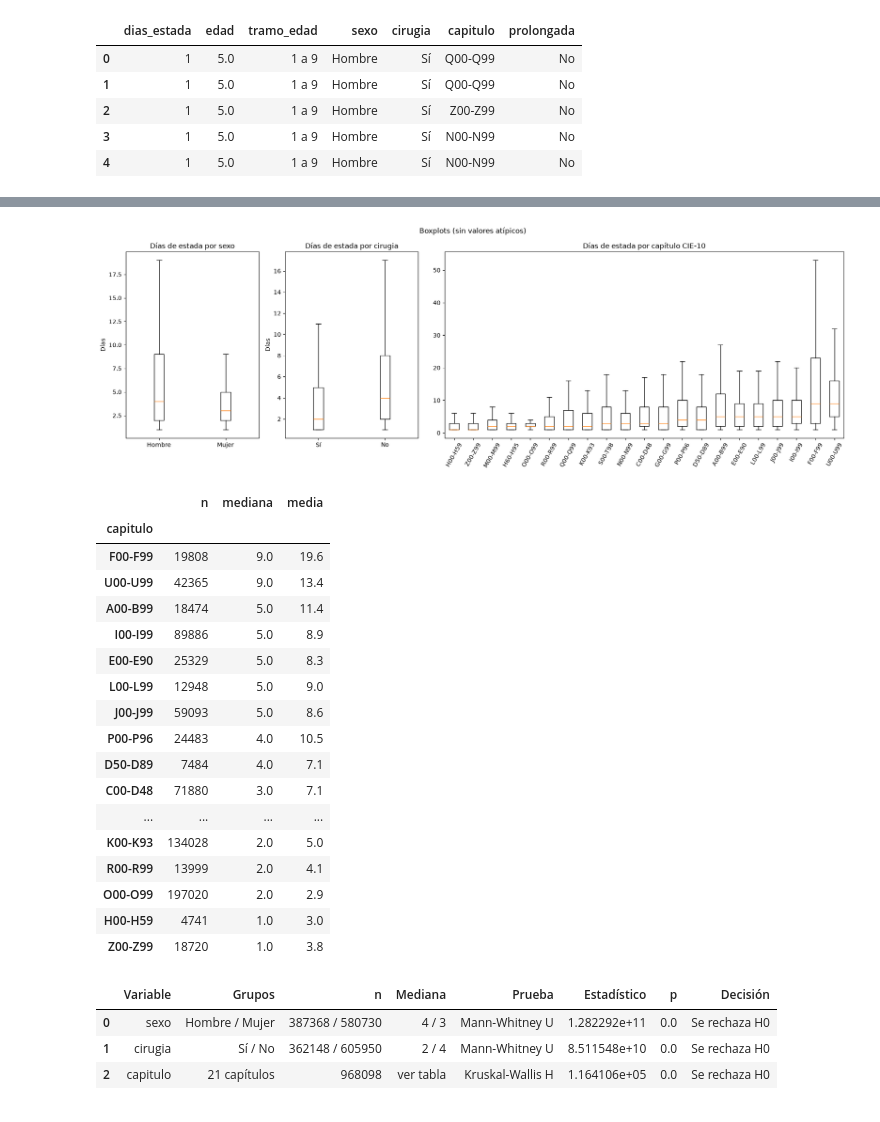
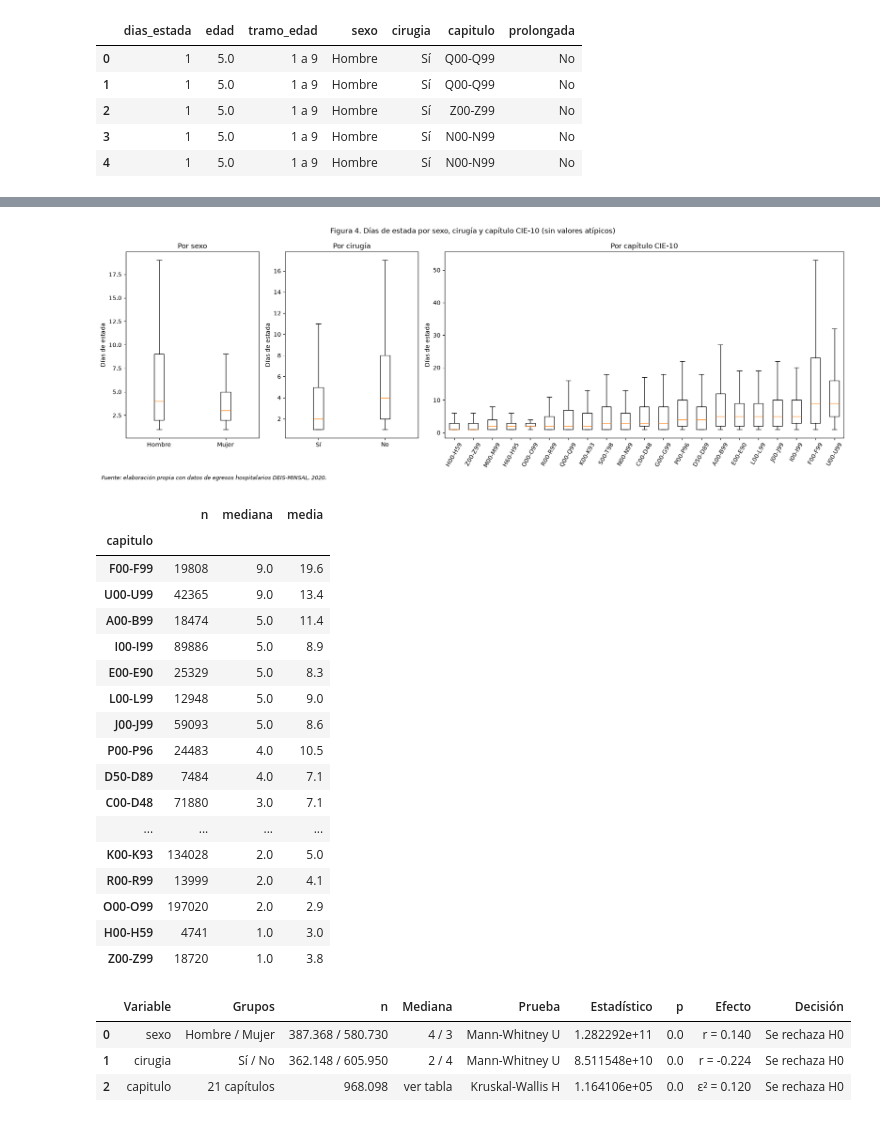
Before and after one commit to Francogogo/Analisis-de-datos-PROYECTO-, a Jupyter notebook: avance1.ipynb, the cells around one changed output, grey strips where cells are left out. Drawn from its saved outputs; the diff is of its cells as text; code cells hidden in the pictures.

Commit message:
Completa el análisis de relaciones entre variables

```diff
--- a/avance1.ipynb
+++ b/avance1.ipynb
@@ -232,11 +234,12 @@ def normalidad(x, nombre):
     sw = stats.shapiro(rng.choice(x, 5000, replace=False))  # Shapiro-Wilk: muestra aleatoria n = 5.000
     d, p_ks = lilliefors(x, dist="norm", pvalmethod="approx")
     ad = stats.anderson(x, dist="norm")
+    rechaza = sw.pvalue < ALPHA and p_ks < ALPHA and ad.statistic > ad.critical_values[2]
     return {"Variable": nombre,
             "Shapiro-Wilk W": sw.statistic, "p (SW)": sw.pvalue,
             "Lilliefors D": d, "p (KS)": p_ks,
             "Anderson-Darling A²": ad.statistic, "Valor crítico AD (5%)": ad.critical_values[2],
-            "Decisión": decision(min(sw.pvalue, p_ks)) if ad.statistic > ad.critical_values[2] else "Revisar"}
+            "Decisión": "Se rechaza H0" if rechaza else "No se rechaza H0"}
 
 tabla_normalidad = pd.DataFrame([normalidad(df["dias_estada"], "dias_estada"),
                                  normalidad(df["edad"], "edad")])
@@ -244,12 +247,18 @@ tabla_normalidad = pd.DataFrame([normalidad(df["dias_estada"], "dias_estada"),
 fig, ax = plt.subplots(2, 2, figsize=(12, 8))
 ax[0, 0].hist(df["dias_estada"].clip(upper=60), bins=60, color="#4C72B0")
 ax[0, 0].set_title("Histograma: días de estada (recortado en 60)")
-ax[0, 1].hist(df["edad"], bins=11, color="#4C72B0")
-ax[0, 1].set_title("Histograma: edad (punto medio del tramo)")
+ax[0, 0].set_xlabel("Días de estada"); ax[0, 0].set_ylabel("Egresos")
+df["tramo_edad"].value_counts(sort=False).plot(kind="bar", ax=ax[0, 1], color="#4C72B0", width=0.9)
+ax[0, 1].set_title("Egresos por tramo de edad")
+ax[0, 1].set_xlabel("Tramo de edad (años)"); ax[0, 1].set_ylabel("Egresos")
+plt.setp(ax[0, 1].get_xticklabels(), rotation=45, ha="right")
 stats.probplot(rng.choice(df["dias_estada"].values, 5000, replace=False), plot=ax[1, 0])
 ax[1, 0].set_title("Q-Q normal: días de estada")
 stats.probplot(rng.choice(df["edad"].values, 5000, replace=False), plot=ax[1, 1])
 ax[1, 1].set_title("Q-Q normal: edad")
-fig.tight_layout(); plt.show()
+for a_ in ax[1]:
+    a_.set_xlabel("Cuantiles teóricos (normal)"); a_.set_ylabel("Valores observados")
+fig.suptitle("Figura 2. Histogramas y gráficos Q-Q de los días de estada y la edad")
+fig.tight_layout(); fuente(fig); plt.show()
 tabla_normalidad
 # %% [output]
@@ -328,36 +337,42 @@ Como los días de estada no son normales (sección 5.1), se usan las alternativa
 | Cirugía | La distribución de los días de estada es igual con y sin intervención quirúrgica | La distribución difiere |
 | Capítulo CIE-10 | La distribución de los días de estada es igual en los 21 capítulos | Al menos un capítulo tiene una distribución distinta |
 # %%
+NOMBRE = {"tramo_edad": "tramo de edad", "sexo": "sexo", "cirugia": "cirugía", "capitulo": "capítulo CIE-10"}
+
 def mann_whitney(var, a, b):
     xa = df.loc[df[var] == a, "dias_estada"]; xb = df.loc[df[var] == b, "dias_estada"]
     u = stats.mannwhitneyu(xa, xb, alternative="two-sided")
-    return {"Variable": var, "Grupos": f"{a} / {b}", "n": f"{len(xa)} / {len(xb)}",
+    r = 2 * u.statistic / (len(xa) * len(xb)) - 1  # correlación biserial de rangos
+    return {"Variable": var, "Grupos": f"{a} / {b}", "n": f"{miles(len(xa))} / {miles(len(xb))}",
             "Mediana": f"{xa.median():.0f} / {xb.median():.0f}", "Prueba": "Mann-Whitney U",
-            "Estadístico": u.statistic, "p": u.pvalue, "Decisión": decision(u.pvalue)}
+            "Estadístico": u.statistic, "p": u.pvalue, "Efecto": f"r = {r:.3f}", "Decisión": decision(u.pvalue)}
 
 grupos_cap = [g["dias_estada"].values for _, g in df.groupby("capitulo")]
 kw = stats.kruskal(*grupos_cap)
+eps2 = kw.statistic / (len(df) - 1)
 tabla_num_cat = pd.DataFrame([
     mann_whitney("sexo", "Hombre", "Mujer"),
     mann_whitney("cirugia", "Sí", "No"),
-    {"Variable": "capitulo", "Grupos": f"{len(grupos_cap)} capítulos", "n": len(df), "Mediana": "ver tabla",
-     "Prueba": "Kruskal-Wallis H", "Estadístico": kw.statistic, "p": kw.pvalue, "Decisión": decision(kw.pvalue)},
+    {"Variable": "capitulo", "Grupos": f"{len(grupos_cap)} capítulos", "n": miles(len(df)), "Mediana": "ver tabla",
+     "Prueba": "Kruskal-Wallis H", "Estadístico": kw.statistic, "p": kw.pvalue, "Efecto": f"ε² = {eps2:.3f}",
+     "Decisión": decision(kw.pvalue)},
 ])
 
 fig, ax = plt.subplots(1, 3, figsize=(18, 6), gridspec_kw={"width_ratios": [1, 1, 3]})
 for a_, var, orden in [(ax[0], "sexo", ["Hombre", "Mujer"]), (ax[1], "cirugia", ["Sí", "No"])]:
     a_.boxplot([df.loc[df[var] == o, "dias_estada"] for o in orden], tick_labels=orden, showfliers=False)
-    a_.set_title(f"Días de estada por {var}"); a_.set_ylabel("Días")
+    a_.set_title(f"Por {NOMBRE[var]}"); a_.set_ylabel("Días de estada")
 orden_cap = df.groupby("capitulo")["dias_estada"].median().sort_values().index
 ax[2].boxplot([df.loc[df["capitulo"] == c, "dias_estada"] for c in orden_cap], tick_labels=orden_cap, showfliers=False)
-ax[2].tick_params(axis="x", rotation=60); ax[2].set_title("Días de estada por capítulo CIE-10")
-fig.suptitle("Boxplots (sin valores atípicos)"); fig.tight_layout(); plt.show()
+ax[2].tick_params(axis="x", rotation=60); ax[2].set_title("Por capítulo CIE-10"); ax[2].set_ylabel("Días de estada")
+fig.suptitle("Figura 4. Días de estada por sexo, cirugía y capítulo CIE-10 (sin valores atípicos)")
+fig.tight_layout(); fuente(fig); plt.show()
 
 display(df.groupby("capitulo")["dias_estada"].agg(n="size", mediana="median", media="mean")
         .sort_values("mediana", ascending=False).round(1))
 tabla_num_cat
 # %% [output]
-[figure, old version]
+[figure, new version]
 |  | n | mediana | media |
 | capitulo |  |  |  |
 | F00-F99 | 19808 | 9.0 | 19.6 |
@@ -376,7 +391,7 @@ tabla_num_cat
 | O00-O99 | 197020 | 2.0 | 2.9 |
 | H00-H59 | 4741 | 1.0 | 3.0 |
 | Z00-Z99 | 18720 | 1.0 | 3.8 |
-|  | Variable | Grupos | n | Mediana | Prueba | Estadístico | p | Decisión |
-| 0 | sexo | Hombre / Mujer | 387368 / 580730 | 4 / 3 | Mann-Whitney U | 1.282292e+11 | 0.0 | Se rechaza H0 |
-| 1 | cirugia | Sí / No | 362148 / 605950 | 2 / 4 | Mann-Whitney U | 8.511548e+10 | 0.0 | Se rechaza H0 |
-| 2 | capitulo | 21 capítulos | 968098 | ver tabla | Kruskal-Wallis H | 1.164106e+05 | 0.0 | Se rechaza H0 |
+|  | Variable | Grupos | n | Mediana | Prueba | Estadístico | p | Efecto | Decisión |
+| 0 | sexo | Hombre / Mujer | 387.368 / 580.730 | 4 / 3 | Mann-Whitney U | 1.282292e+11 | 0.0 | r = 0.140 | Se rechaza H0 |
+| 1 | cirugia | Sí / No | 362.148 / 605.950 | 2 / 4 | Mann-Whitney U | 8.511548e+10 | 0.0 | r = -0.224 | Se rechaza H0 |
+| 2 | capitulo | 21 capítulos | 968.098 | ver tabla | Kruskal-Wallis H | 1.164106e+05 | 0.0 | ε² = 0.120 | Se rechaza H0 |
```
Also changed, not shown: parts of 14 cells of this notebook.
